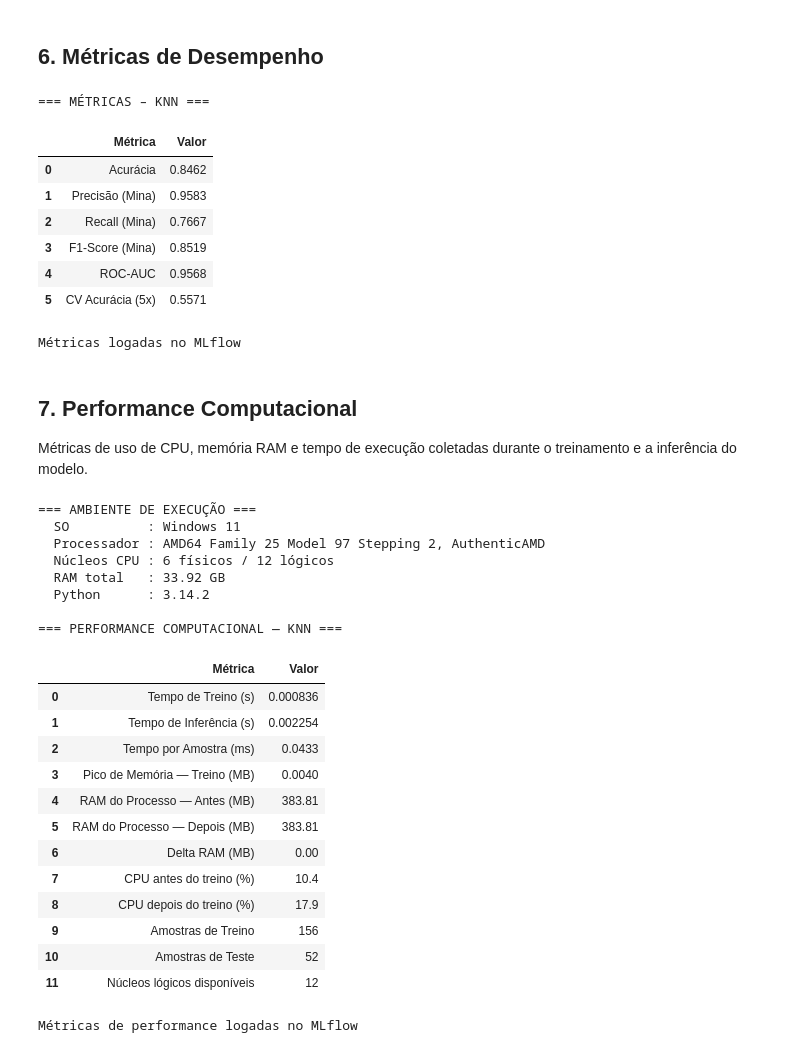
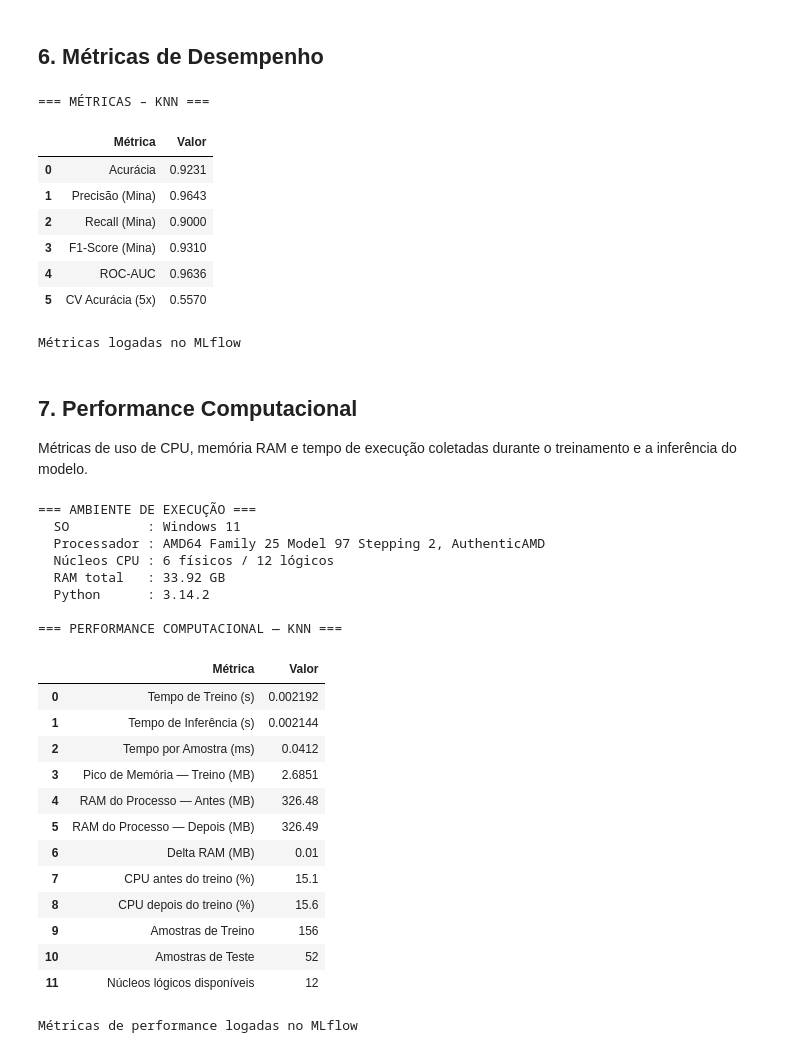
Before and after one commit to Narwhal-TCC/data-science-notebooks, a Jupyter notebook: dataset_matriz_1/example_mlflow/models/modelo_knn_mlflow.ipynb, the cells around one changed output. Drawn from its saved outputs; the diff is of its cells as text; code cells hidden in the pictures.

```diff
--- a/dataset_matriz_1/example_mlflow/models/modelo_knn_mlflow.ipynb
+++ b/dataset_matriz_1/example_mlflow/models/modelo_knn_mlflow.ipynb
@@ -157,7 +158,7 @@ plt.show()
 # %%
 # Parâmetros do modelo — centralizados para o MLflow logar
 PARAMS = {
-    "n_neighbors"      : 6,
+    "n_neighbors"      : 5,
     "metric"           : "minkowski",
     "p"                : 2,
 }
@@ -167,10 +168,14 @@ name = f"knn-k{PARAMS['n_neighbors']}-{PARAMS['metric']}"
 run = mlflow.start_run(run_name=name)
 print(f"Run iniciada: {run.info.run_id[:12]}…")
 
-modelo_knn = KNeighborsClassifier(**PARAMS)
-modelo_knn.fit(X_train_s, y_train)
-y_pred  = modelo_knn.predict(X_test_s)
-y_proba = modelo_knn.predict_proba(X_test_s)[:, 1]
+pipeline = Pipeline([
+    ("scaler", StandardScaler()),
+    ("model",  KNeighborsClassifier(**PARAMS))
+])
+
+pipeline.fit(X_train, y_train)
+y_pred  = pipeline.predict(X_test)
+y_proba = pipeline.predict_proba(X_test)[:, 1]
 
 # Loga parâmetros imediatamente após o treino
 mlflow.log_params(PARAMS)
@@ -181,7 +186,7 @@ mlflow.set_tag("split",     "75/25")
 print("Modelo treinado | Parâmetros logados no MLflow")
 
 mlflow.sklearn.log_model(
-    sk_model=modelo_knn,
+    sk_model=pipeline,
     name=name
 )
 # %% [output]
@@ -203,7 +208,7 @@ precision = precision_score(y_test, y_pred)
 recall    = recall_score(y_test, y_pred)
 f1        = f1_score(y_test, y_pred)
 roc_auc   = roc_auc_score(y_test, y_proba)
-cv_scores = cross_val_score(modelo_knn, scaler.fit_transform(X), y, cv=5, scoring='accuracy')
+cv_scores = cross_val_score(pipeline, X, y, cv=5, scoring='accuracy')
 
 metricas = {
     "Acurácia"         : acc,
@@ -233,12 +238,12 @@ print("Métricas logadas no MLflow")
 # %% [output]
 === MÉTRICAS – KNN ===
 |  | Métrica | Valor |
-| 0 | Acurácia | 0.8462 |
-| 1 | Precisão (Mina) | 0.9583 |
-| 2 | Recall (Mina) | 0.7667 |
-| 3 | F1-Score (Mina) | 0.8519 |
-| 4 | ROC-AUC | 0.9568 |
-| 5 | CV Acurácia (5x) | 0.5571 |
+| 0 | Acurácia | 0.9231 |
+| 1 | Precisão (Mina) | 0.9643 |
+| 2 | Recall (Mina) | 0.9000 |
+| 3 | F1-Score (Mina) | 0.9310 |
+| 4 | ROC-AUC | 0.9636 |
+| 5 | CV Acurácia (5x) | 0.5570 |
 Métricas logadas no MLflow
 # %% [markdown]
 ## 7. Performance Computacional
@@ -262,8 +267,11 @@ ram_antes = proc.memory_info().rss / 1e6
 tracemalloc.start()
 t0_treino = time.perf_counter()
 
-_modelo_perf = KNeighborsClassifier(**PARAMS)
-_modelo_perf.fit(X_train_s, y_train)
+_pipeline_perf = Pipeline([
+    ("scaler", StandardScaler()),
+    ("model",  KNeighborsClassifier(**PARAMS))
+])
+_pipeline_perf.fit(X_train, y_train)
 
 t1_treino = time.perf_counter()
 mem_pico_treino, _ = tracemalloc.get_traced_memory()
@@ -274,7 +282,7 @@ mem_pico_treino_mb = mem_pico_treino / 1e6
 
 # Inferência com medição de tempo
 t0_inf = time.perf_counter()
-_ = _modelo_perf.predict(X_test_s)
+_ = _pipeline_perf.predict(X_test)
 t1_inf = time.perf_counter()
 tempo_inferencia  = t1_inf - t0_inf
 tempo_por_amostra = tempo_inferencia / len(X_test) * 1000
@@ -300,42 +308,42 @@ df_perf = pd.DataFrame({
         "Núcleos lógicos disponíveis",
     ],
     "Valor": [
         f"{tempo_treino:.6f}",
         f"{tempo_inferencia:.6f}",
         f"{tempo_por_amostra:.4f}",
         f"{mem_pico_treino_mb:.4f}",
         f"{ram_antes:.2f}",
         f"{ram_depois:.2f}",
         f"{ram_depois - ram_antes:.2f}",
         f"{cpu_antes:.1f}",
         f"{cpu_depois:.1f}",
         str(len(X_train)),
         str(len(X_test)),
         str(psutil.cpu_count()),
     ]
 })
 
 print("\n=== PERFORMANCE COMPUTACIONAL — KNN ===")
 display(df_perf)
 # %% [output]
 === AMBIENTE DE EXECUÇÃO ===
   SO          : Windows 11
   Processador : AMD64 Family 25 Model 97 Stepping 2, AuthenticAMD
   Núcleos CPU : 6 físicos / 12 lógicos
   RAM total   : 33.92 GB
   Python      : 3.14.2
 
 === PERFORMANCE COMPUTACIONAL — KNN ===
 |  | Métrica | Valor |
-| 0 | Tempo de Treino (s) | 0.000836 |
-| 1 | Tempo de Inferência (s) | 0.002254 |
-| 2 | Tempo por Amostra (ms) | 0.0433 |
-| 3 | Pico de Memória — Treino (MB) | 0.0040 |
-| 4 | RAM do Processo — Antes (MB) | 383.81 |
-| 5 | RAM do Processo — Depois (MB) | 383.81 |
-| 6 | Delta RAM (MB) | 0.00 |
-| 7 | CPU antes do treino (%) | 10.4 |
-| 8 | CPU depois do treino (%) | 17.9 |
+| 0 | Tempo de Treino (s) | 0.002192 |
+| 1 | Tempo de Inferência (s) | 0.002144 |
+| 2 | Tempo por Amostra (ms) | 0.0412 |
+| 3 | Pico de Memória — Treino (MB) | 2.6851 |
+| 4 | RAM do Processo — Antes (MB) | 326.48 |
+| 5 | RAM do Processo — Depois (MB) | 326.49 |
+| 6 | Delta RAM (MB) | 0.01 |
+| 7 | CPU antes do treino (%) | 15.1 |
+| 8 | CPU depois do treino (%) | 15.6 |
 | 9 | Amostras de Treino | 156 |
 | 10 | Amostras de Teste | 52 |
 | 11 | Núcleos lógicos disponíveis | 12 |
```
Also changed, not shown: parts of 8 cells of this notebook.
